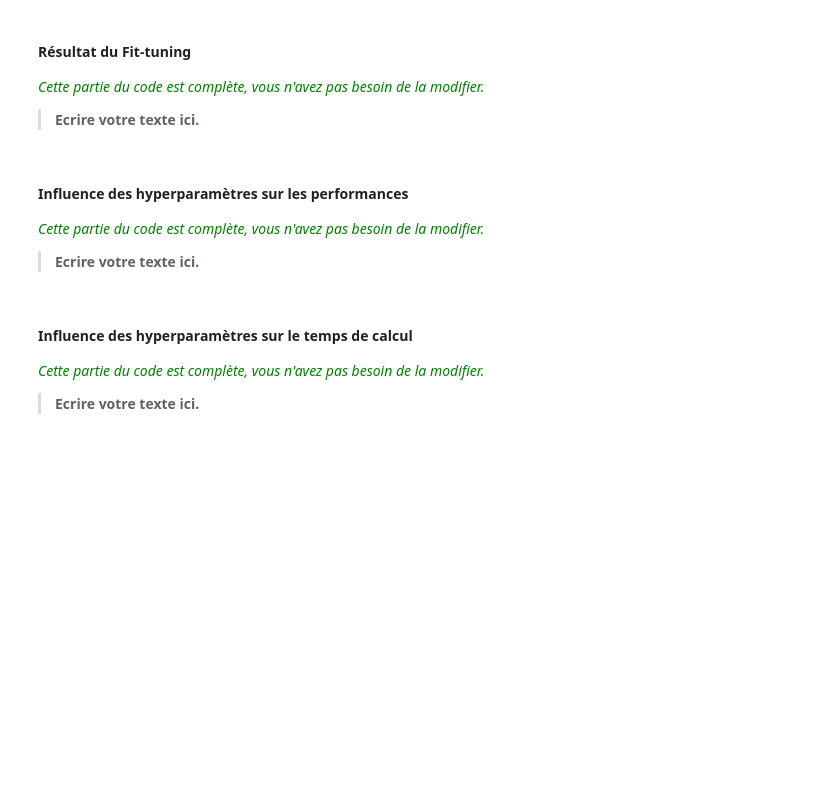
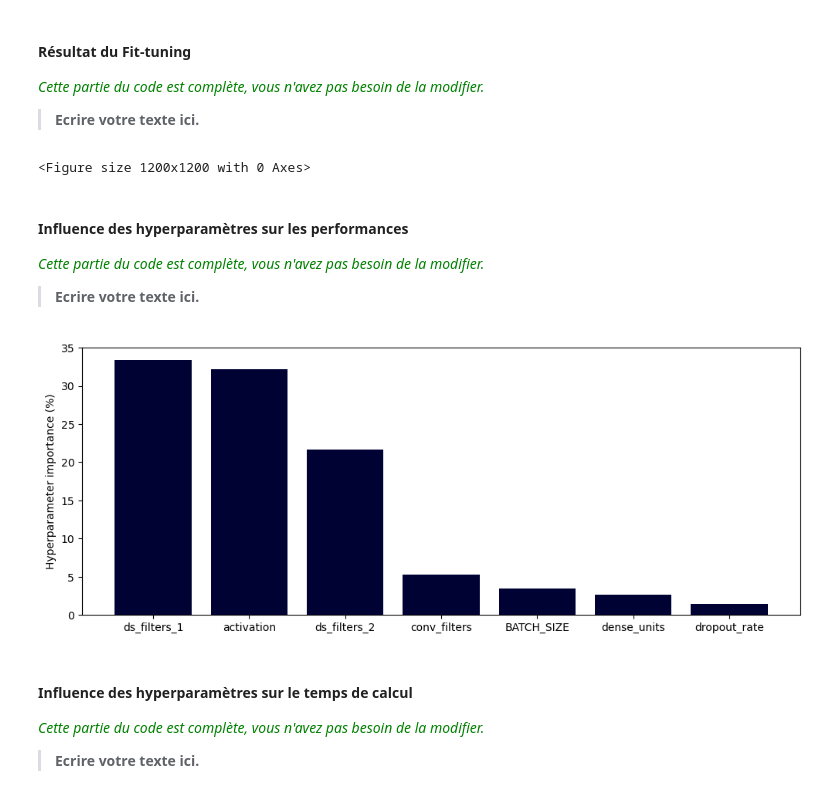
Before and after one commit to BenaribIlyes/Edge_computing, a Jupyter notebook: code/edge_computing_v2.ipynb, the cells around one changed output. Cells and saved outputs as stored; diff of their text form; code cells hidden in the pictures; blank space fills up the shorter version.

```diff
--- a/code/edge_computing_v2.ipynb
+++ b/code/edge_computing_v2.ipynb
@@ -1208,27 +1178,13 @@ Nombre de poids du modèle: 4,060
 # %%
-print("Trials sur le front de Pareto (acc à max, taille à min) :")
-pareto_trials = study.best_trials   # liste de Trial
+# Load the existing study
+study_name = "Benarib~Hanni-Tuning-embedded"
+storage_name = '/home/zebre/Bureau/eddge_computing/Edge_computing/model/Benarib~Hanni-Tuning-embedded.db'
+storage_url = f"sqlite:///{storage_name}"
 
-for t in pareto_trials:
-    acc  = t.values[0]      # 1er objectif : val_acc
-    size = t.values[1]      # 2e objectif : taille du modèle
-    print(f"acc={acc:.4f}, size={size}, params={t.params}")
-
-# Exemple de choix d'un compromis :
-# ici : on prend le trial avec la plus grande accuracy
-best_by_acc = max(pareto_trials, key=lambda tr: tr.values[0])
-
-print("\nTrial choisi comme 'meilleur compromis' (max accuracy) :")
-print(f"  acc  = {best_by_acc.values[0]:.4f}")
-print(f"  size = {best_by_acc.values[1]}")
-print("  Params :")
-for k, v in best_by_acc.params.items():
-    print(f"    {k}: {v}")
-
-# Sauvegarde des hyperparamètres de CE modèle dans un fichier
-import json
-with open("best_params_multi.json", "w") as f:
-    json.dump(best_by_acc.params, f, indent=4)
+study = optuna.load_study(
+    study_name=study_name,
+    storage=storage_url
+)
 # %% [markdown]
 ## Résultat et discussion
 
@@ -1329,4 +1372,10 @@ plt.tight_layout()
  > **Ecrire votre texte ici.**
 # %%
 plt.figure(figsize=(12,12))
-optuna.visualization.plot_optimization_history(study)
+optuna.visualization.plot_optimization_history(
+    study,
+    target=lambda t: t.values[0],  # On récupère la 1ère valeur retournée par ta fonction objective
+    target_name="Accuracy"         # Nom affiché sur l'axe Y
+)
+# %% [output]
+<Figure size 1200x1200 with 0 Axes>
@@ -1340,14 +1404,16 @@ optuna.visualization.plot_slice(study)
 
  > **Ecrire votre texte ici.**
 # %%
-result = optuna.importance.get_param_importances(study)
+result = optuna.importance.get_param_importances(study,target=lambda t: t.values[0])
 plt.figure(figsize=(12, 4.5), dpi=100)
 names = list(result.keys())
 values = list(result.values())
 
 plt.bar(range(len(result)), np.array(values)*100, tick_label=names, color='#000233')
 plt.ylabel("Hyperparameter importance (%)")
 plt.show()
+# %% [output]
+[figure, added]
 # %% [markdown]
 #### Influence des hyperparamètres sur le temps de calcul
 
```
Also changed, not shown: parts of 16 cells of this notebook, 2 other files.
